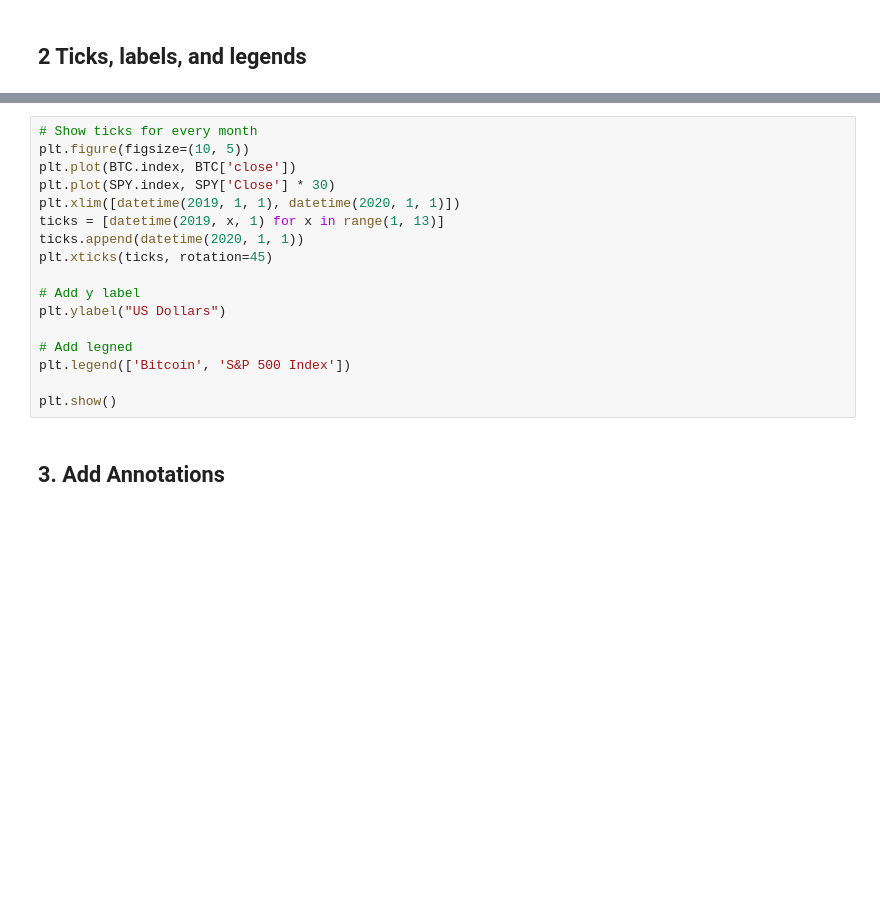
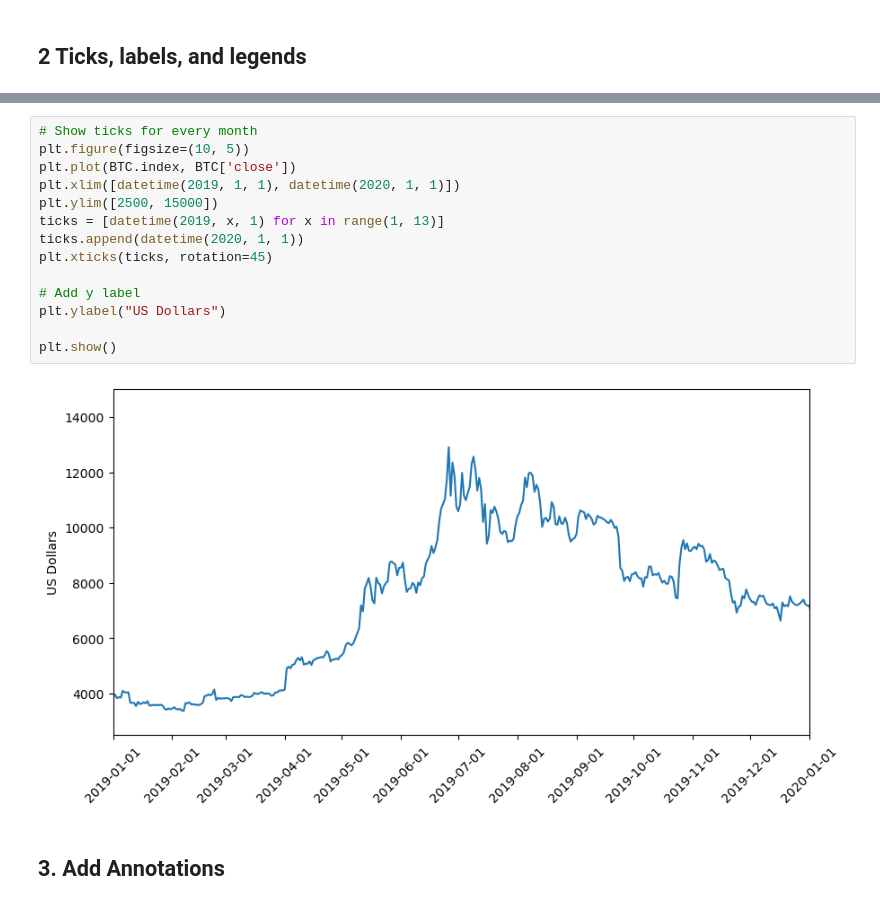
Before and after one commit to ch00226855/DataAnalysisFall2023, a Jupyter notebook: Week07_AdvancedPlotting.ipynb, the cells around one changed output, grey strips where cells are left out. Saved outputs shown, nothing was run; the diff lists cells and outputs as text; blank space fills up the shorter version.

```diff
--- a/Week07_AdvancedPlotting.ipynb
+++ b/Week07_AdvancedPlotting.ipynb
@@ -76,20 +119,19 @@ plt.ylim([2500, 15000])
 # %%
 # Show ticks for every month
 plt.figure(figsize=(10, 5))
 plt.plot(BTC.index, BTC['close'])
-plt.plot(SPY.index, SPY['Close'] * 30)
 plt.xlim([datetime(2019, 1, 1), datetime(2020, 1, 1)])
+plt.ylim([2500, 15000])
 ticks = [datetime(2019, x, 1) for x in range(1, 13)]
 ticks.append(datetime(2020, 1, 1))
 plt.xticks(ticks, rotation=45)
 
 # Add y label
 plt.ylabel("US Dollars")
 
-# Add legned
-plt.legend(['Bitcoin', 'S&P 500 Index'])
-
 plt.show()
+# %% [output]
+[figure, added]
 # %% [markdown]
 ## 3. Add Annotations
 # %%
```
Also changed, not shown: parts of 6 cells of this notebook.
